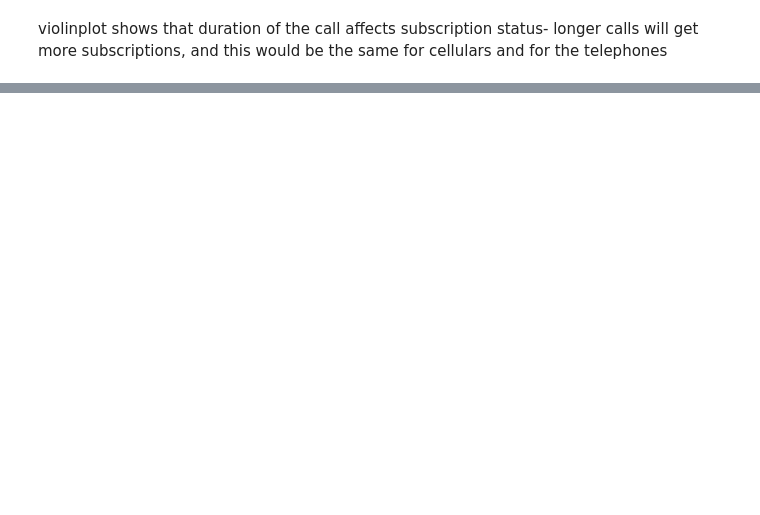
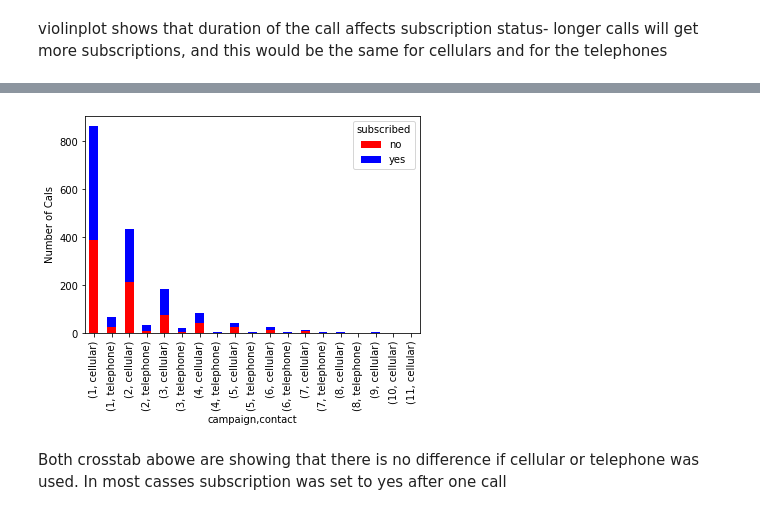
Before and after one commit to mandricic/CS5062, a Jupyter notebook: etivity1.ipynb, the cells around one changed output, grey strips where cells are left out. Cells and saved outputs as stored; diff of their text form; code cells hidden in the pictures; blank space fills up the shorter version.

```diff
--- a/etivity1.ipynb
+++ b/etivity1.ipynb
@@ -148,0 +152,10 @@ plt.show()
+# %%
+crosstab_CGL = pd.crosstab([df['campaign'], df['contact']], df['subscribed'])
+crosstab_CGL.plot(kind='bar', stacked=True, color=['red', 'blue'], grid=False)
+plt.ylabel('Number of Cals')
+plt.show()
+# %% [output]
+[figure, added]
+# %% [markdown]
+Both crosstab abowe are showing that there is no difference if cellular or telephone was used.
+In most casses subscription was set to yes after one call
```
Also changed, not shown: parts of 10 cells of this notebook.
